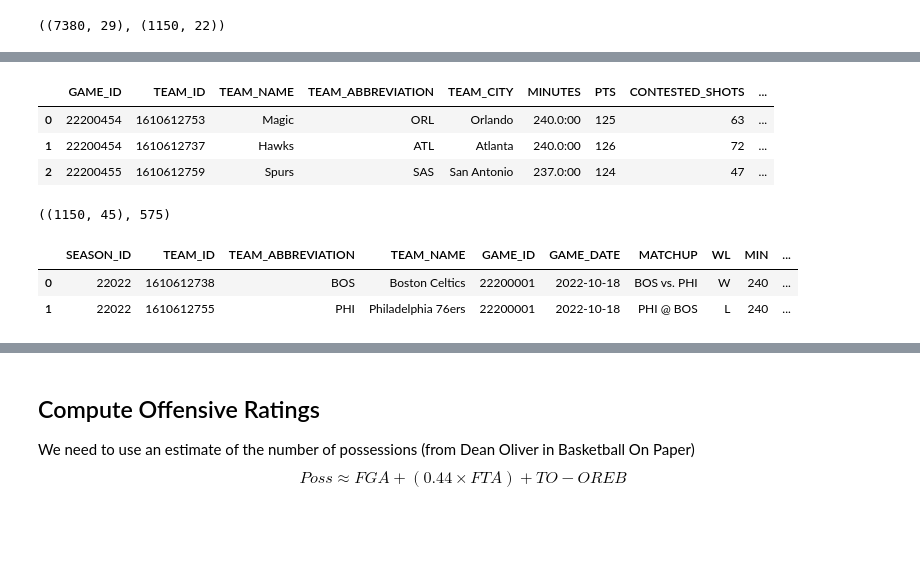
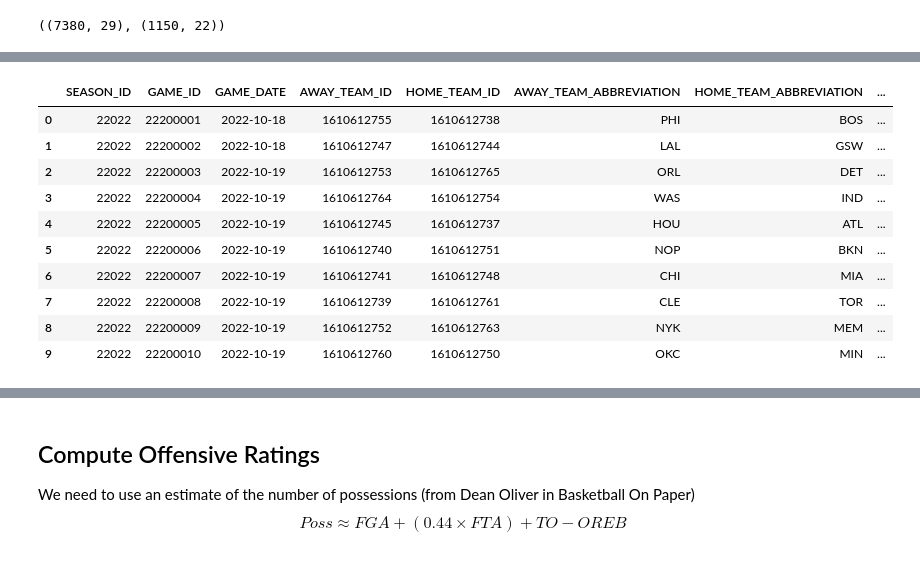
Before and after one commit to samluxenberg1/nba_hustle_sdg, a Jupyter notebook: notebooks/hustle_and_boxscore.ipynb, the cells around one changed output, grey strips where cells are left out. Saved outputs shown, nothing was run; the diff lists cells and outputs as text; code cells hidden in the pictures; blank space fills up the shorter version.

Commit message:
add processing logs and compute net ratings

```diff
--- a/notebooks/hustle_and_boxscore.ipynb
+++ b/notebooks/hustle_and_boxscore.ipynb
@@ -38,7 +41,62 @@ df_logs.head(3)
+# %%
+def process_logs(df: pd.DataFrame, neutral_dict: dict) -> pd.DataFrame:
+    # Add home team indicator
+    df['HOME_IND'] = np.where(df['MATCHUP'].str.contains('@'),'AWAY','HOME')
+
+    # Handle handful of international games manually --> figure out more robust solution later...
+    neutral_games_idx = []
+    for game_id, home_team in neutral_dict.items():
+        neutral_games_idx.append(df[(df['GAME_ID']==game_id) & (df['TEAM_ABBREVIATION']==home_team)].index.values[0])
+    df.loc[neutral_games_idx, 'HOME_IND'] = 'HOME'
+
+
+    # Define columns
+    team_cols = ['TEAM_ID','TEAM_ABBREVIATION','TEAM_NAME','FGM','FGA','FG3M','FG3A','FTM','FTA','OREB','DREB','AST','STL','BLK','TOV','PF','PTS']
+    non_team_cols = ['SEASON_ID','GAME_ID','GAME_DATE']
+
+    # Pivot data (convert 2 rows per game to 1 row per game)
+    df_pivoted = df.set_index(non_team_cols+['HOME_IND'])[team_cols].unstack('HOME_IND')
+
+    # Flatten column names
+    df_pivoted.columns = [f"{home_ind}_{col}" for col, home_ind in df_pivoted.columns]
+    df_result = df_pivoted.reset_index()
+
+    # Add neutral indicator column
+    df_result['NEUTRAL_IND'] = 0
+    df_result.loc[df_result['GAME_ID'].isin(list(neutral_dict.keys())), 'NEUTRAL_IND'] = 1
+
+    return df_result
+# %%
+neutral_game_ids = [22400147, 22401230, 22401229, 22400621, 22400633]
+neutral_home_teams = ['WAS','OKC','ATL','IND','SAS']
+neutral_dict = dict(zip(neutral_game_ids,neutral_home_teams))
+d_proc = process_logs(df=d, neutral_dict=neutral_dict)
+# %%
+d_proc.head(10)
+# %% [output]
+|  | SEASON_ID | GAME_ID | GAME_DATE | AWAY_TEAM_ID | HOME_TEAM_ID | AWAY_TEAM_ABBREVIATION | HOME_TEAM_ABBREVIATION | ... |
+| 0 | 22022 | 22200001 | 2022-10-18 | 1610612755 | 1610612738 | PHI | BOS | ... |
+| 1 | 22022 | 22200002 | 2022-10-18 | 1610612747 | 1610612744 | LAL | GSW | ... |
+| 2 | 22022 | 22200003 | 2022-10-19 | 1610612753 | 1610612765 | ORL | DET | ... |
+| 3 | 22022 | 22200004 | 2022-10-19 | 1610612764 | 1610612754 | WAS | IND | ... |
+| 4 | 22022 | 22200005 | 2022-10-19 | 1610612745 | 1610612737 | HOU | ATL | ... |
+| 5 | 22022 | 22200006 | 2022-10-19 | 1610612740 | 1610612751 | NOP | BKN | ... |
+| 6 | 22022 | 22200007 | 2022-10-19 | 1610612741 | 1610612748 | CHI | MIA | ... |
+| 7 | 22022 | 22200008 | 2022-10-19 | 1610612739 | 1610612761 | CLE | TOR | ... |
+| 8 | 22022 | 22200009 | 2022-10-19 | 1610612752 | 1610612763 | NYK | MEM | ... |
+| 9 | 22022 | 22200010 | 2022-10-19 | 1610612760 | 1610612750 | OKC | MIN | ... |
 # %%
-df_hustle.head(3)
+#df_hustle['TEAM_NAME'] = df_hustle['TEAM_CITY']+ ' ' + df_hustle['TEAM_NAME']
+df_home_ind = d_proc[['GAME_ID','HOME_TEAM_ID']].copy()
+df_home_ind['HOME_IND'] = 'HOME'
+df_hustle_m = df_hustle.merge(df_home_ind, left_on=['GAME_ID','TEAM_ID'], right_on=['GAME_ID','HOME_TEAM_ID'], how='left')
+df_hustle_m.loc[df_hustle_m['HOME_IND'].isna(), 'HOME_IND'] = 'AWAY'
+
+cols_to_drop = ['TEAM_NAME','TEAM_ABBREVIATION','TEAM_CITY','MINUTES','PTS','HOME_TEAM_ID']
+df_hustle_m.drop(cols_to_drop, axis=1, inplace=True)
+
+team_cols = list(set(df_hustle_m.columns)-set(['GAME_ID','HOME_IND']))
+df_hustle_pivot = df_hustle_m.set_index(['GAME_ID','HOME_IND'])[team_cols].unstack('HOME_IND')
+
+df_hustle_pivot.columns = [f"{home_ind}_{col}" for col, home_ind in df_hustle_pivot.columns]
+df_hustle_res = df_hustle_pivot.reset_index()
-# %% [output]
-|  | GAME_ID | TEAM_ID | TEAM_NAME | TEAM_ABBREVIATION | TEAM_CITY | MINUTES | PTS | CONTESTED_SHOTS | ... |
-| 0 | 22200454 | 1610612753 | Magic | ORL | Orlando | 240.0:00 | 125 | 63 | ... |
-| 1 | 22200454 | 1610612737 | Hawks | ATL | Atlanta | 240.0:00 | 126 | 72 | ... |
-| 2 | 22200455 | 1610612759 | Spurs | SAS | San Antonio | 237.0:00 | 124 | 47 | ... |
@@ -51,10 +102,0 @@ df_m = df_logs.merge(
-# %%
-df_m.shape, df_m['GAME_ID'].nunique()
-# %% [output]
-((1150, 45), 575)
-# %%
-df_m.head(2)
-# %% [output]
-|  | SEASON_ID | TEAM_ID | TEAM_ABBREVIATION | TEAM_NAME | GAME_ID | GAME_DATE | MATCHUP | WL | MIN | ... |
-| 0 | 22022 | 1610612738 | BOS | Boston Celtics | 22200001 | 2022-10-18 | BOS vs. PHI | W | 240 | ... |
-| 1 | 22022 | 1610612755 | PHI | Philadelphia 76ers | 22200001 | 2022-10-18 | PHI @ BOS | L | 240 | ... |
```
Also changed, not shown: parts of 10 cells of this notebook.
